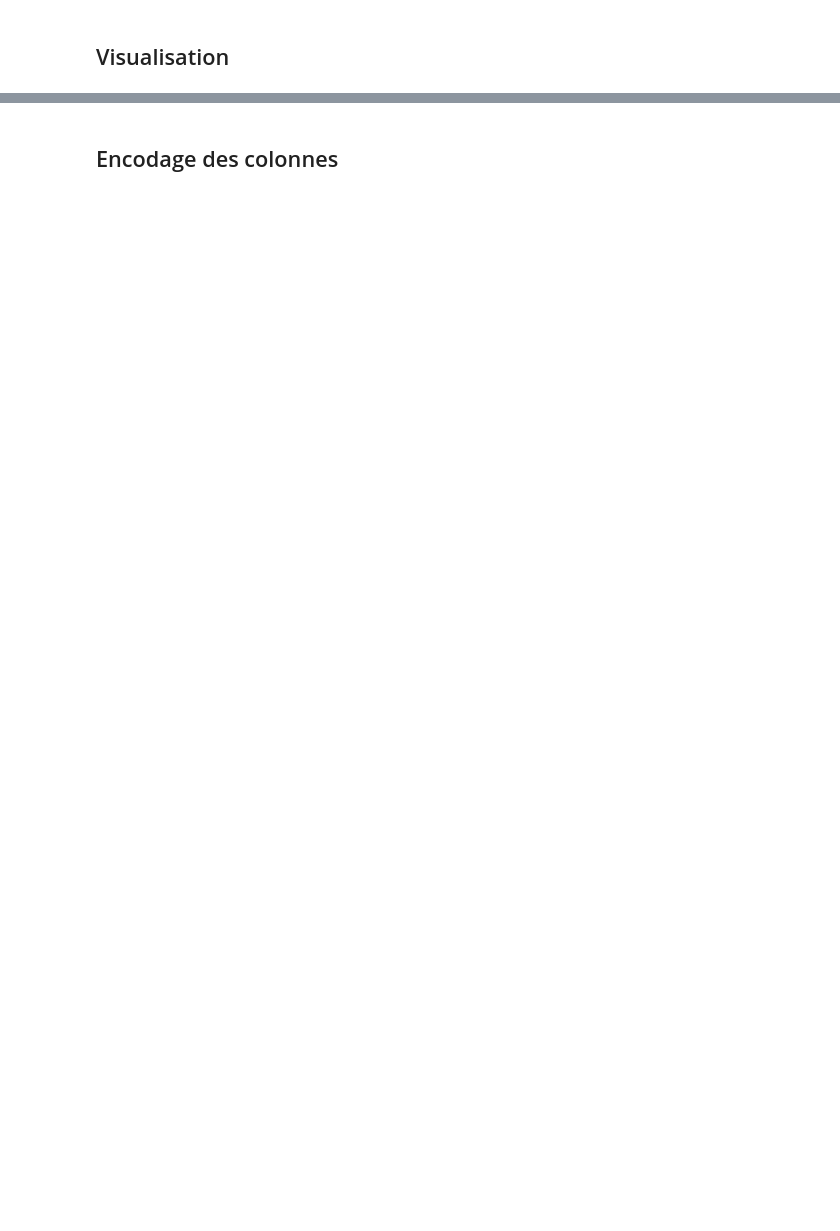
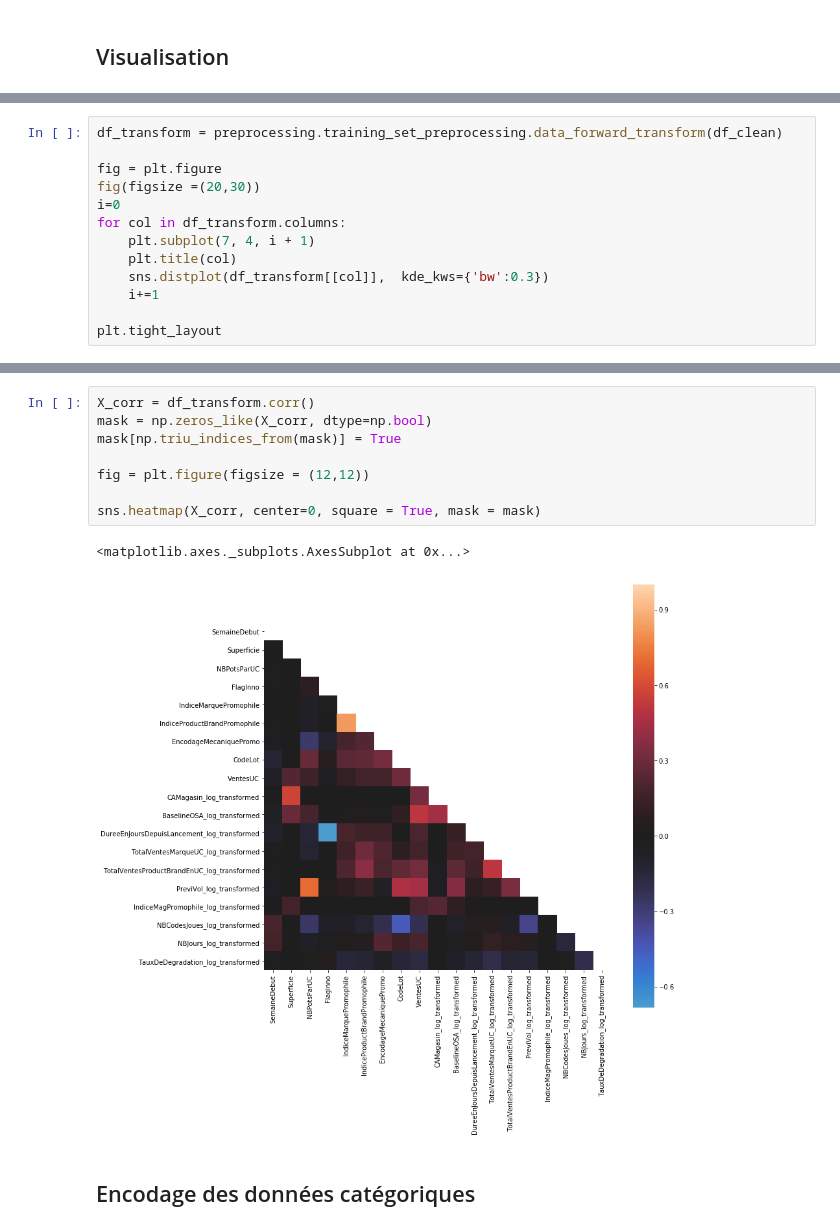
Before and after one commit to BOTTINYA/Precos_OSA, a Jupyter notebook: dev.ipynb, the cells around one changed output, grey strips where cells are left out. Saved outputs shown, nothing was run; the diff lists cells and outputs as text; blank space fills up the shorter version.

```diff
--- a/dev.ipynb
+++ b/dev.ipynb
@@ -155,0 +90,13 @@ for col in numerical_columns:
+# %%
+df_transform = preprocessing.training_set_preprocessing.data_forward_transform(df_clean)
+
+fig = plt.figure
+fig(figsize =(20,30))
+i=0
+for col in df_transform.columns:
+    plt.subplot(7, 4, i + 1)
+    plt.title(col)
+    sns.distplot(df_transform[[col]],  kde_kws={'bw':0.3})
+    i+=1
+
+plt.tight_layout
@@ -156,2 +107,13 @@ for col in numerical_columns:
+# %%
+X_corr = df_transform.corr()
+mask = np.zeros_like(X_corr, dtype=np.bool)
+mask[np.triu_indices_from(mask)] = True
+
+fig = plt.figure(figsize = (12,12))
+
+sns.heatmap(X_corr, center=0, square = True, mask = mask)
+# %% [output]
+<matplotlib.axes._subplots.AxesSubplot at 0x...>
+[figure, added]
 # %% [markdown]
-## Encodage des colonnes
+## Encodage des données catégoriques
```
Also changed, not shown: parts of 21 cells of this notebook, 8 other files.
